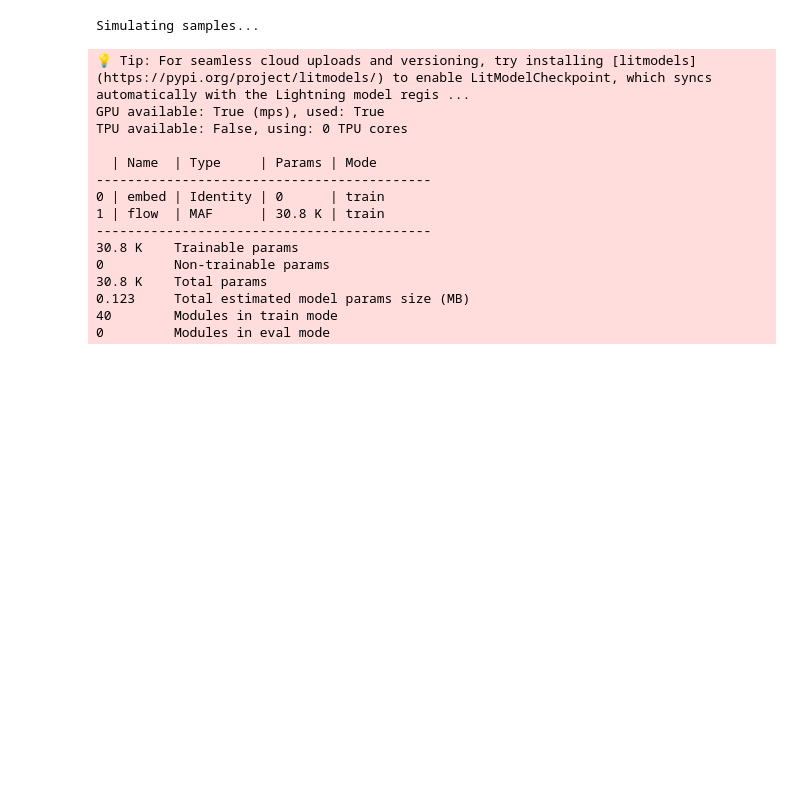
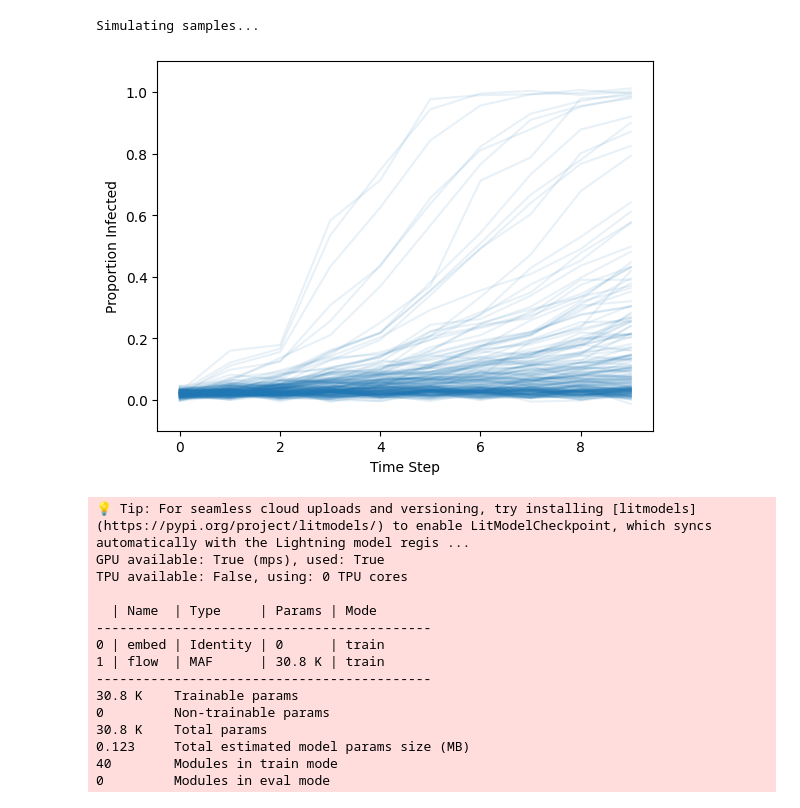
Before and after one commit to chathasphere/sim-select, a Jupyter notebook: notebooks/03_experiment1_mde.ipynb, the cells around one changed output. Cells and saved outputs as stored; diff of their text form; code cells hidden in the pictures; blank space fills up the shorter version.

```diff
--- a/notebooks/03_experiment1_mde.ipynb
+++ b/notebooks/03_experiment1_mde.ipynb
@@ -346,12 +379,23 @@ Decisive: 0.149
 # SEIR Model
 # %%
 seir_dataset = SEIRModel(beta=1.5, gamma=0.5, sigma=1, prior_scale=[1,1, 1], N=100, T=10, observed_seed=9, n_sample=N,
-                  mode="criticism", noise=noise, partial_obs=True)
+                  mode="criticism", noise=noise)
+seir_dataset.sample_model()
 train_data, val_data = random_split(seir_dataset, [a, b])
 train_loader = DataLoader(train_data, batch_size=200)
 val_loader = DataLoader(val_data, batch_size=b)
 # %% [output]
 Simulating samples...
+# %%
+x_sample = seir_dataset.data[:200].squeeze(1).T
+plt.plot(x_sample, alpha=0.1, color="tab:blue")
+plt.ylim(-0.1, 1.1)
+plt.xlabel("Time Step")
+plt.ylabel("Proportion Infected")
+plt.savefig("figures/seir-marginal.png")
+plt.show()
+# %% [output]
+[figure, added]
 # %%
 # x_sample = seir_dataset.data[:200].squeeze(1).T
 # plt.plot(x_sample, alpha=0.1, color="tab:blue")
```
Also changed, not shown: parts of 8 cells of this notebook, 23 other files.
